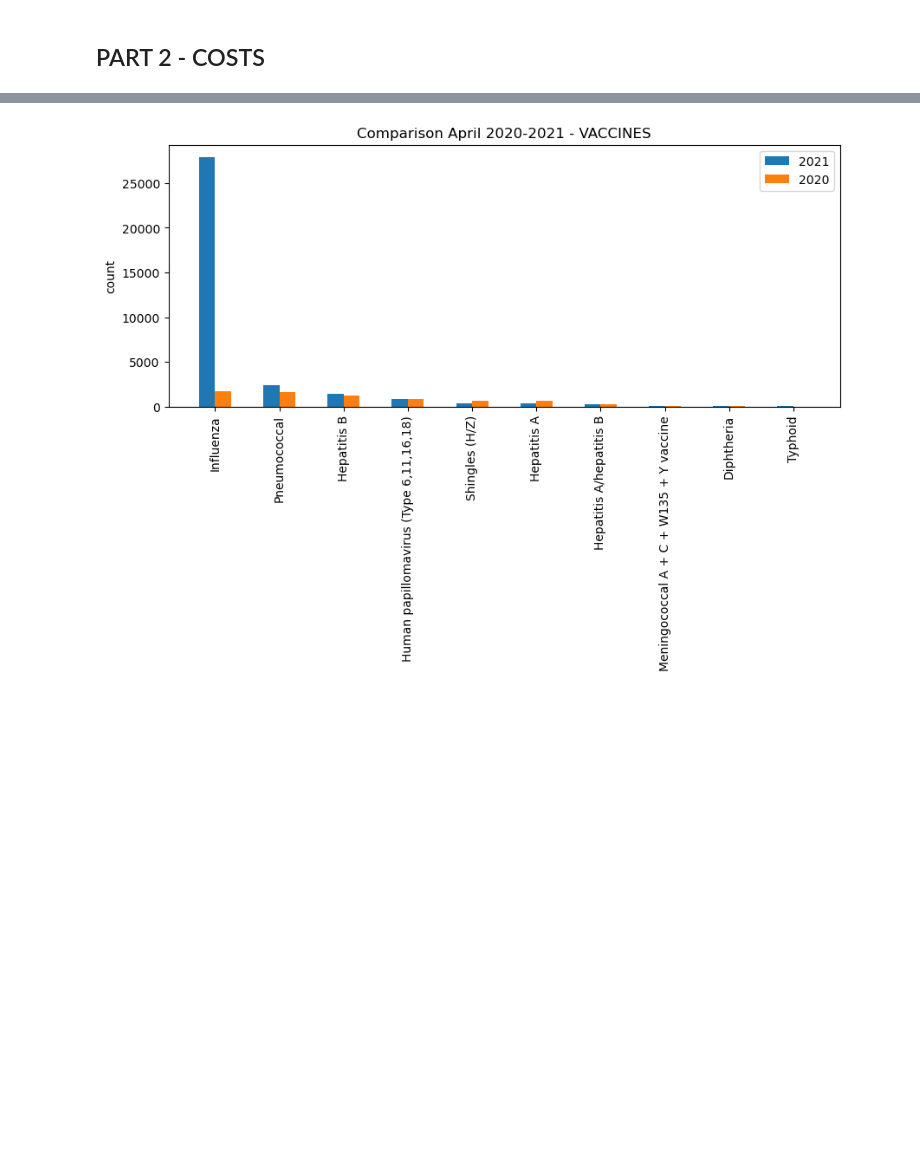
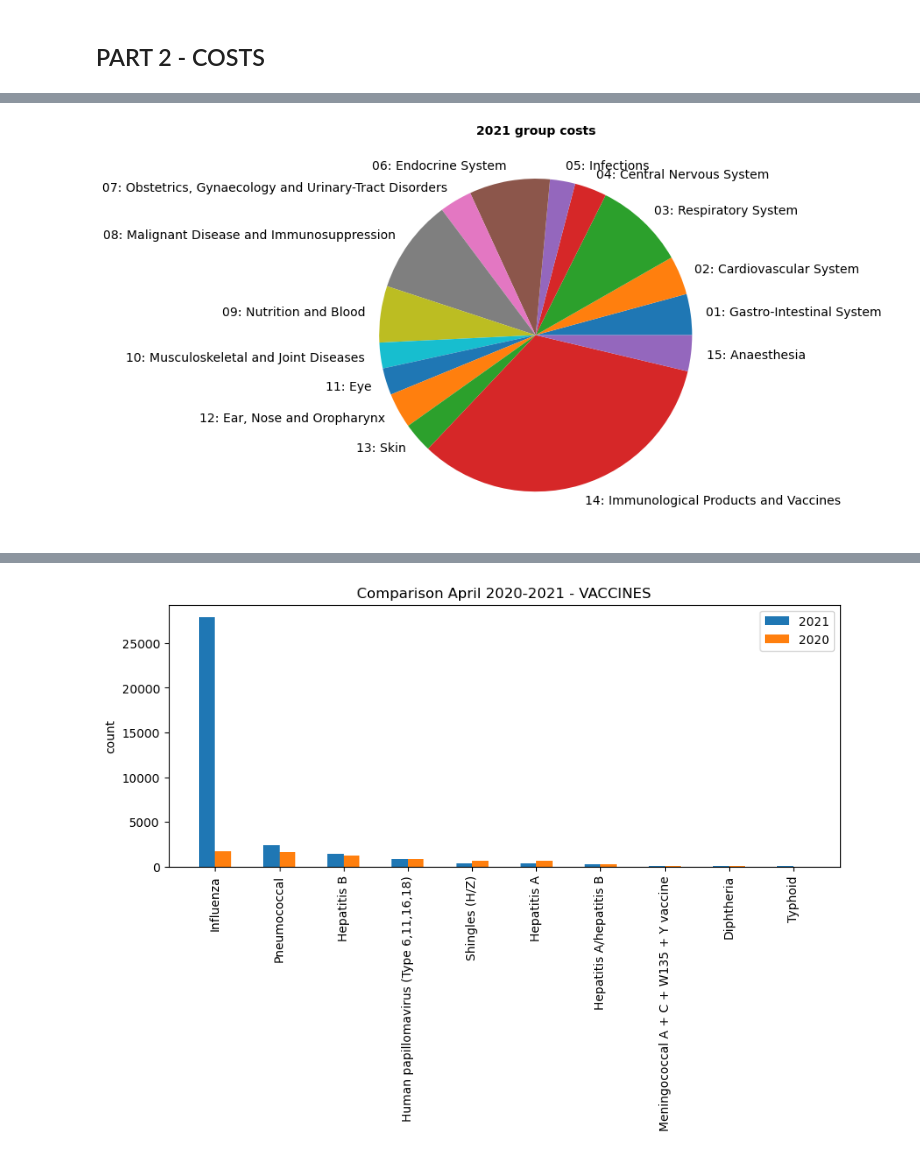
Before and after one commit to kamalmasarweh/project, a Jupyter notebook: Group work.ipynb, the cells around one changed output, grey strips where cells are left out. Cells and saved outputs as stored; diff of their text form; code cells hidden in the pictures; blank space fills up the shorter version.

```diff
--- a/Group work.ipynb
+++ b/Group work.ipynb
@@ -407,0 +494,9 @@ fig.set_dpi(100)
+# %%
+# Pie chart for 2021 group costs
+
+plot = group_mean_cost_main_21.plot.pie(y='ACTUAL_COST', figsize=(8,10), legend=None, fontsize=14, rotatelabels=False)
+plt.title('2021 group costs', weight='bold', size=14)
+plt.ylabel("")
+plt.show()
+# %% [output]
+[figure, added]
```
Also changed, not shown: parts of 64 cells of this notebook.
